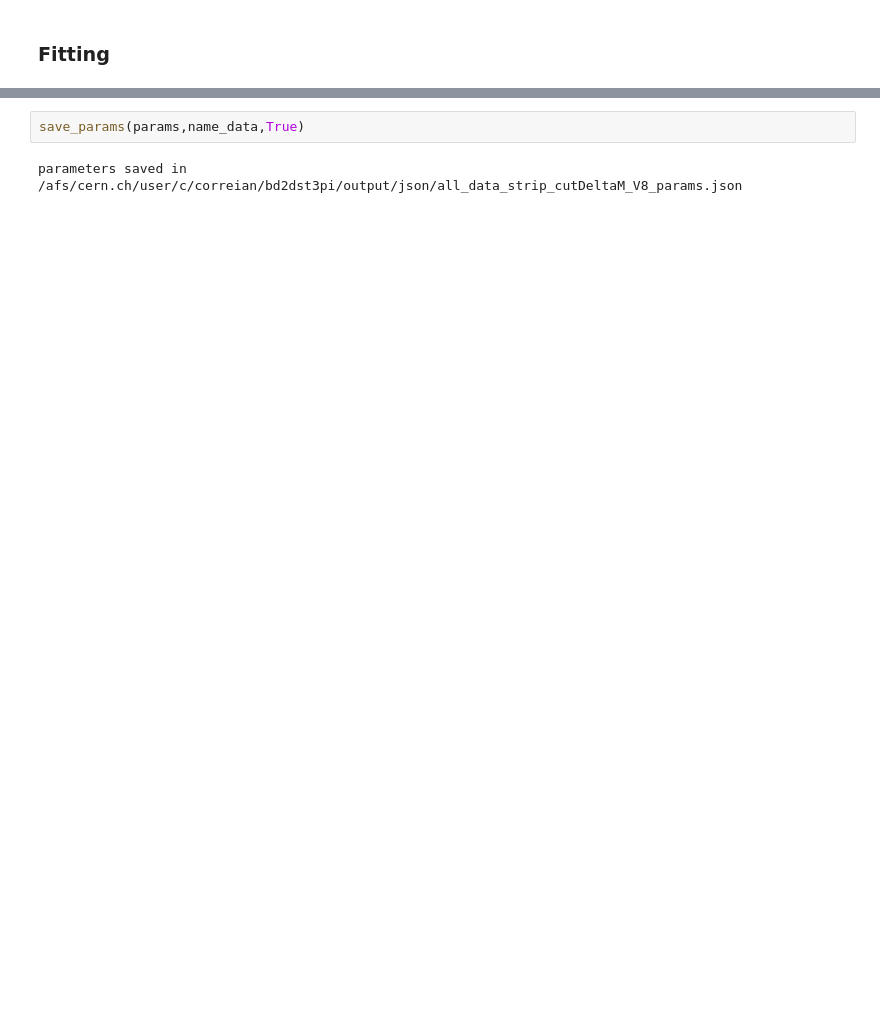
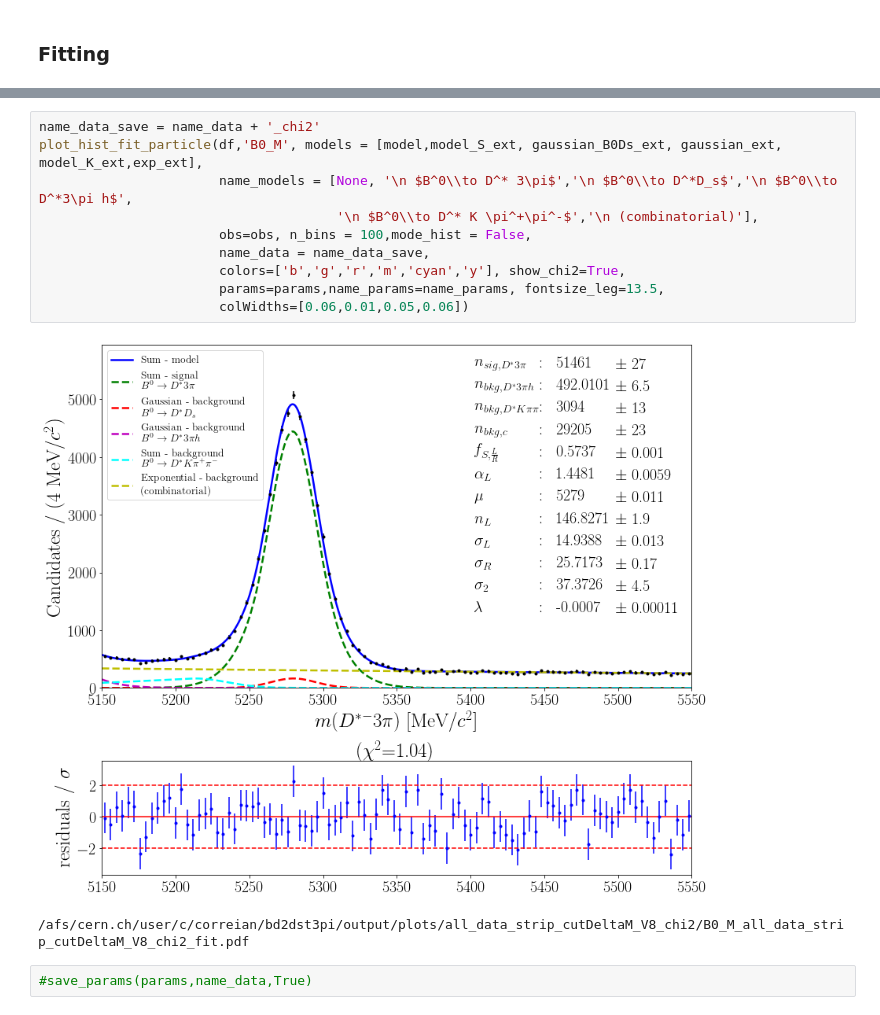
Before and after one commit to donalhill/bd2dst3pi, a Jupyter notebook: notebooks/3.Fit/V8 - with sPlots/fit_all_data_V8.ipynb, the cells around one changed output, grey strips where cells are left out. Drawn from its saved outputs; the diff is of its cells as text; blank space fills up the shorter version.

Commit message:
save before new version of fit

```diff
--- a/notebooks/3.Fit/V8 - with sPlots/fit_all_data_V8.ipynb
+++ b/notebooks/3.Fit/V8 - with sPlots/fit_all_data_V8.ipynb
@@ -283,5 +373,16 @@ findfont: Font family ['serif'] not found. Falling back to DejaVu Sans.
 /afs/cern.ch/user/c/correian/bd2dst3pi/output/plots/all_data_strip_cutDeltaM_V8/B0_M_all_data_strip_cutDeltaM_V8_fit.pdf
+# %%
+name_data_save = name_data + '_chi2'
+plot_hist_fit_particle(df,'B0_M', models = [model,model_S_ext, gaussian_B0Ds_ext, gaussian_ext, model_K_ext,exp_ext],
+                       name_models = [None, '\n $B^0\\to D^* 3\pi$','\n $B^0\\to D^*D_s$','\n $B^0\\to D^*3\pi h$',
+                                      '\n $B^0\\to D^* K \pi^+\pi^-$','\n (combinatorial)'],
+                       obs=obs, n_bins = 100,mode_hist = False,
+                       name_data = name_data_save,
+                       colors=['b','g','r','m','cyan','y'], show_chi2=True,
+                       params=params,name_params=name_params, fontsize_leg=13.5,
+                       colWidths=[0.06,0.01,0.05,0.06])
+# %% [output]
+[figure, added]
+/afs/cern.ch/user/c/correian/bd2dst3pi/output/plots/all_data_strip_cutDeltaM_V8_chi2/B0_M_all_data_strip_cutDeltaM_V8_chi2_fit.pdf
 # %%
-save_params(params,name_data,True)
+#save_params(params,name_data,True)
-# %% [output]
-parameters saved in /afs/cern.ch/user/c/correian/bd2dst3pi/output/json/all_data_strip_cutDeltaM_V8_params.json
```
Also changed, not shown: parts of 8 cells of this notebook, 5 other files.
